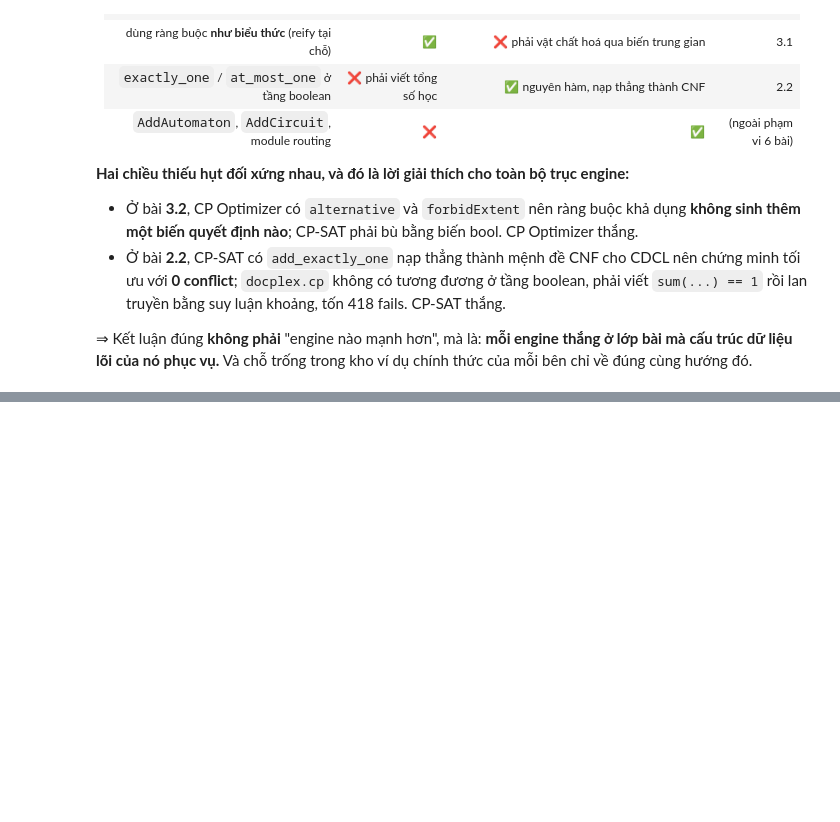
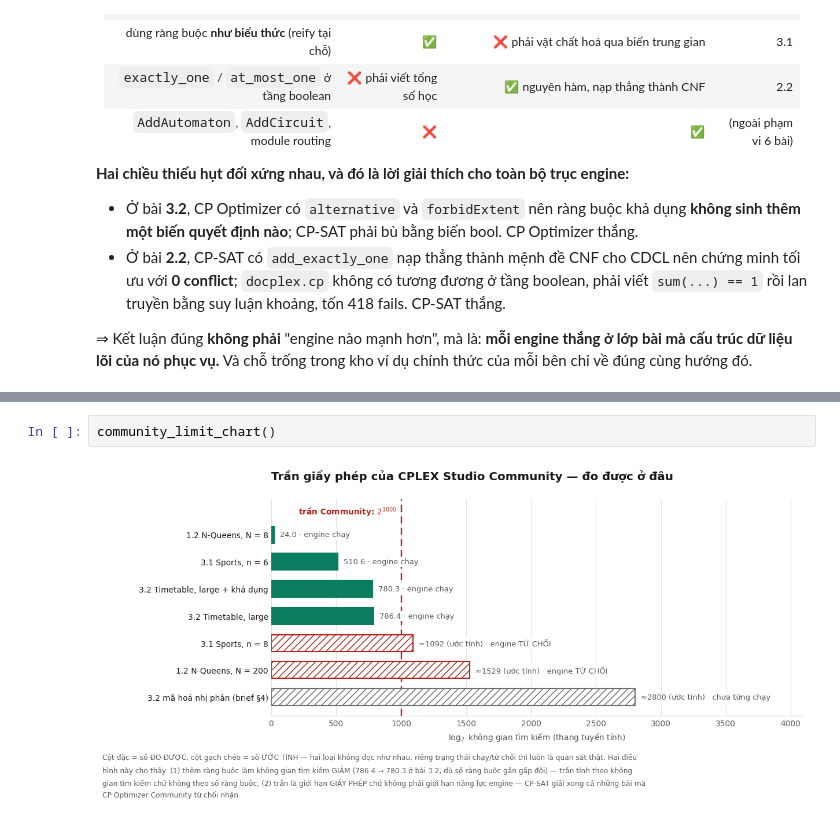
Before and after one commit to dtnntd/cp-opl-docplex-ortools, a Jupyter notebook: notebooks/99_comparison.ipynb, the cells around one changed output, grey strips where cells are left out. Drawn from its saved outputs; the diff is of its cells as text; blank space fills up the shorter version.

```diff
--- a/notebooks/99_comparison.ipynb
+++ b/notebooks/99_comparison.ipynb
@@ -217,3 +290,7 @@ Ba điều rút ra:
 3. **Cách mã hoá quyết định có lọt trần hay không.** Với mã hoá nhị phân,
    $\log_2$ không gian bằng đúng số biến bool; bài 3.2 mã hoá kiểu đó sẽ cần
    ~2800 và vượt trần, trong khi mã hoá bằng biến nguyên chỉ tốn 780.
+# %%
+community_limit_chart()
+# %% [output]
+[figure, added]
```
Also changed, not shown: parts of 15 cells of this notebook, 9 other files.
